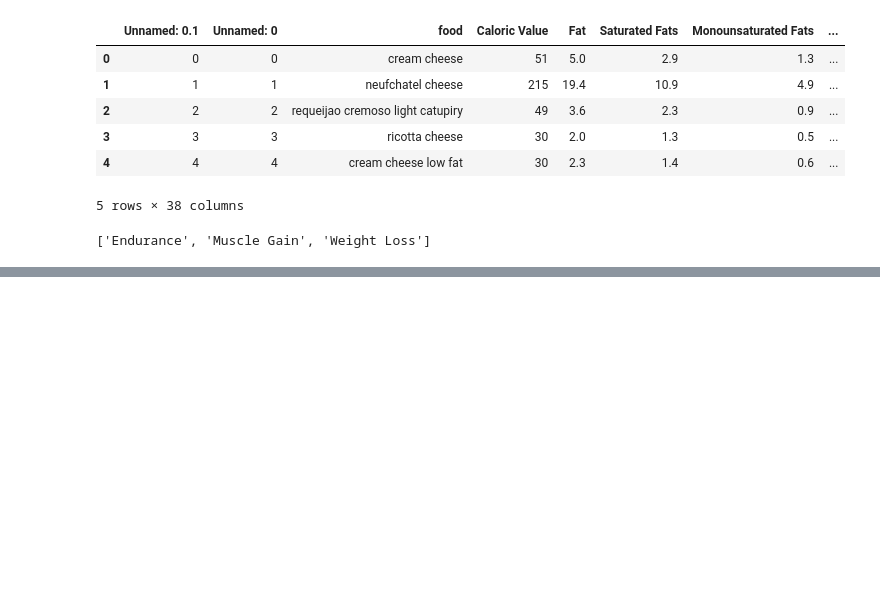
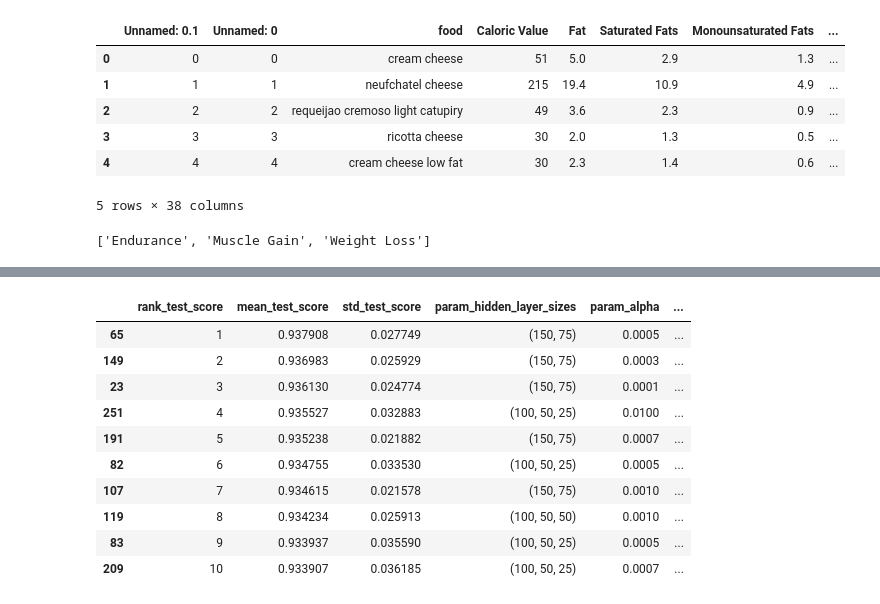
Before and after one commit to quielq/foodclassifier, a Jupyter notebook: foodclassifier_mlp_extended.ipynb, the cells around one changed output, grey strips where cells are left out. Saved outputs shown, nothing was run; the diff lists cells and outputs as text; code cells hidden in the pictures; blank space fills up the shorter version.

```diff
--- a/foodclassifier_mlp_extended.ipynb
+++ b/foodclassifier_mlp_extended.ipynb
@@ -154,49 +154,33 @@ X_train, X_test, y_train, y_test = train_test_split(
     stratify=y_encoded
 )
 # %%
-param_combinations = [
-    # format: number of neurons, alpha, learning rate
+param_grid = {
+    'hidden_layer_sizes': [(50,), (100,), (100, 50), (150, 75), (200,), (100, 50, 50), (100, 50, 25)],
+    'alpha': [0.0001, 0.0005, 0.001, 0.0003, 0.0007, 0.01],
+    'learning_rate_init': [0.0005, 0.001, 0.0008, 0.002, 0.0015, 0.0025]
+}
 
-    # One hidden layer configurations
-    ((50,), 0.0001, 0.001),
-    ((100,), 0.0001, 0.001),
-    ((200,), 0.001, 0.0005),
-
-    # Two hidden layer configurations
-    ((100, 50), 0.0005, 0.001),
-    ((150, 75), 0.0005, 0.0005),
-
-    # 100-50 was the best, but let's try other closer parameters
-    ((80, 40), 0.0005, 0.001),
-    ((120, 60), 0.0005, 0.001),
-    ((100, 50), 0.0003, 0.001),
-    ((100, 50), 0.0007, 0.001),
-    ((100, 50), 0.0005, 0.0008),
-    ((100, 50), 0.0005, 0.002),
-
-    # Three hidden layer configuration
-    ((100, 50, 25), 0.0005, 0.001),
-    ((100, 50, 50), 0.0005, 0.001),
-    ((100, 50, 50), 0.0005, 0.002),
-    ((100, 50, 50), 0.0003, 0.002),
-    ((100, 50, 50), 0.0007, 0.002),
-    ((100, 50, 50), 0.0005, 0.0015),
-    ((100, 50, 50), 0.0005, 0.0025),
-
-]
-
-print("Testing different parameters for MLPClassifier:")
-
-for hls, alpha, lr in param_combinations:
-    clf = MLPClassifier(
-        hidden_layer_sizes=hls,
-        alpha=alpha,
-        learning_rate_init=lr,
+print("Running GridSearchCV for MLPClassifier:")
+grid_search = GridSearchCV(
+    estimator=MLPClassifier(
         max_iter=500,
         random_state=42,
         early_stopping=True,
         n_iter_no_change=15
-    )
-    scores = cross_val_score(clf, X_scaled, y_encoded, cv=5)
-    print(f"hls={hls}, alpha={alpha}, lr={lr}, CV accuracy={scores.mean():.4f}")
+    ),
+    param_grid=param_grid,
+    cv=5,
+    n_jobs=-1,
+    scoring="f1_macro"
+)
+
+grid_search.fit(X_scaled, y_encoded)
+
+print("Best params:", grid_search.best_params_)
+print(f"Best CV F1: {grid_search.best_score_:.4f}")
+
+# Show top results sorted by CV rank
+cv_results_df = pd.DataFrame(grid_search.cv_results_)
+cols = ['rank_test_score', 'mean_test_score', 'std_test_score', 'param_hidden_layer_sizes', 'param_alpha', 'param_learning_rate_init']
+display(cv_results_df.sort_values('rank_test_score')[cols].head(10))
 # %% [output]
@@ -209,3 +190,14 @@ hls=(150, 75), alpha=0.0005, lr=0.0005, CV accuracy=0.9295
+|  | rank_test_score | mean_test_score | std_test_score | param_hidden_layer_sizes | param_alpha | ... |
+| 65 | 1 | 0.937908 | 0.027749 | (150, 75) | 0.0005 | ... |
+| 149 | 2 | 0.936983 | 0.025929 | (150, 75) | 0.0003 | ... |
+| 23 | 3 | 0.936130 | 0.024774 | (150, 75) | 0.0001 | ... |
+| 251 | 4 | 0.935527 | 0.032883 | (100, 50, 25) | 0.0100 | ... |
+| 191 | 5 | 0.935238 | 0.021882 | (150, 75) | 0.0007 | ... |
+| 82 | 6 | 0.934755 | 0.033530 | (100, 50, 25) | 0.0005 | ... |
+| 107 | 7 | 0.934615 | 0.021578 | (150, 75) | 0.0010 | ... |
+| 119 | 8 | 0.934234 | 0.025913 | (100, 50, 50) | 0.0010 | ... |
+| 83 | 9 | 0.933937 | 0.035590 | (100, 50, 25) | 0.0005 | ... |
+| 209 | 10 | 0.933907 | 0.036185 | (100, 50, 25) | 0.0007 | ... |
 # %%
 # Choose best parameters based on CV results
 # Increasing the size of the network to 3 layers improved performance slightly
```
Also changed, not shown: parts of 6 cells of this notebook, 4 other files.
